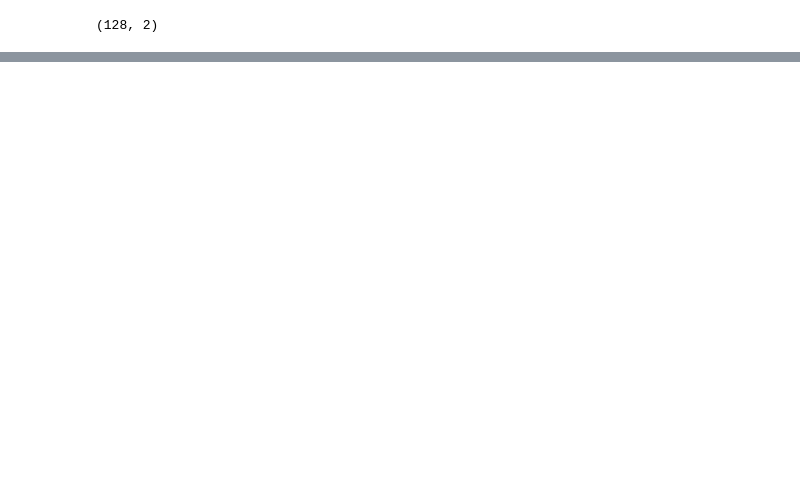
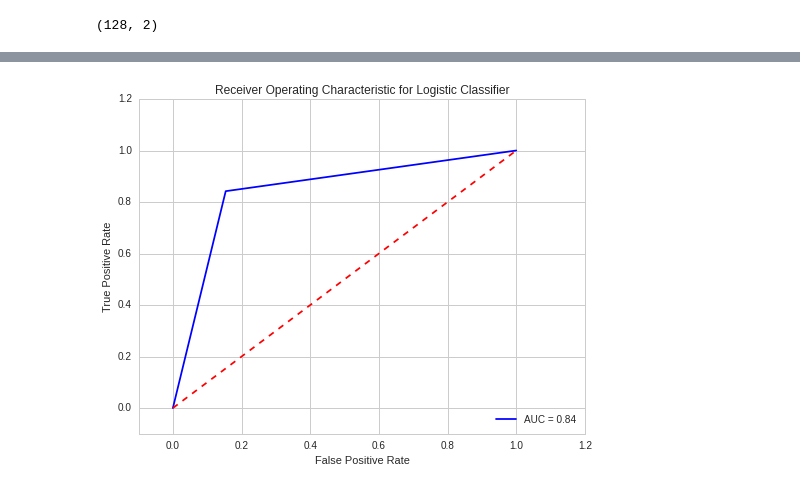
Before and after one commit to jcapitz/LinearRegression, a Jupyter notebook: STAT510/FINAL/STAT510FINAL.ipynb, the cells around one changed output, grey strips where cells are left out. Saved outputs shown, nothing was run; the diff lists cells and outputs as text; code cells hidden in the pictures; blank space fills up the shorter version.

```diff
--- a/STAT510/FINAL/STAT510FINAL.ipynb
+++ b/STAT510/FINAL/STAT510FINAL.ipynb
@@ -222,7 +271,7 @@ plt.show()
 # %%
 # this gives the indices of selected genes according to some threshold. can use the importance score
 # or the number of times selected.
-selected_genes_index = gene_select_summary[gene_imp_score >= 1.5].index
+selected_genes_index = gene_select_summary[gene_imp_score >= 0.0001].index
 # %%
 result = DataFrame([geneNames[selected_genes_index], gene_select_summary[selected_genes_index],
            gene_imp_score[selected_genes_index], beta_coeff[selected_genes_index], beta_sterror[selected_genes_index],
@@ -282,7 +345,7 @@ log_model2 = LogisticRegression(dual = False, fit_intercept = True)
 
 xvalacc = []
 xvalROC = []
-M = 1000
+M = 100
 
 for i in range(M):
 
@@ -335,3 +398,20 @@ array([[ 7,  0],
+# %%
+false_positive_rate, true_positive_rate, thresholds = roc_curve(Y_test,class_predict)
+roc_auc = auc(false_positive_rate, true_positive_rate)
+# %%
+plt.figure(figsize=(8,6))
+plt.title('Receiver Operating Characteristic for Logistic Classifier')
+plt.plot(false_positive_rate, true_positive_rate,'b',label='AUC = %0.2f'% roc_auc) #roc_auc)
+plt.legend(loc='lower right')
+plt.plot([0,1],[0,1],'r--')
+plt.xlim([-0.1,1.2])
+plt.ylim([-0.1,1.2])
+plt.ylabel('True Positive Rate')
+plt.xlabel('False Positive Rate')
+#plt.savefig('roc.png')
+plt.show()
+# %% [output]
+[figure, added]
 # %%
 np.corrcoef(X_sel)
 # %% [output]
```
Also changed, not shown: parts of 34 cells of this notebook, 40 other files.
